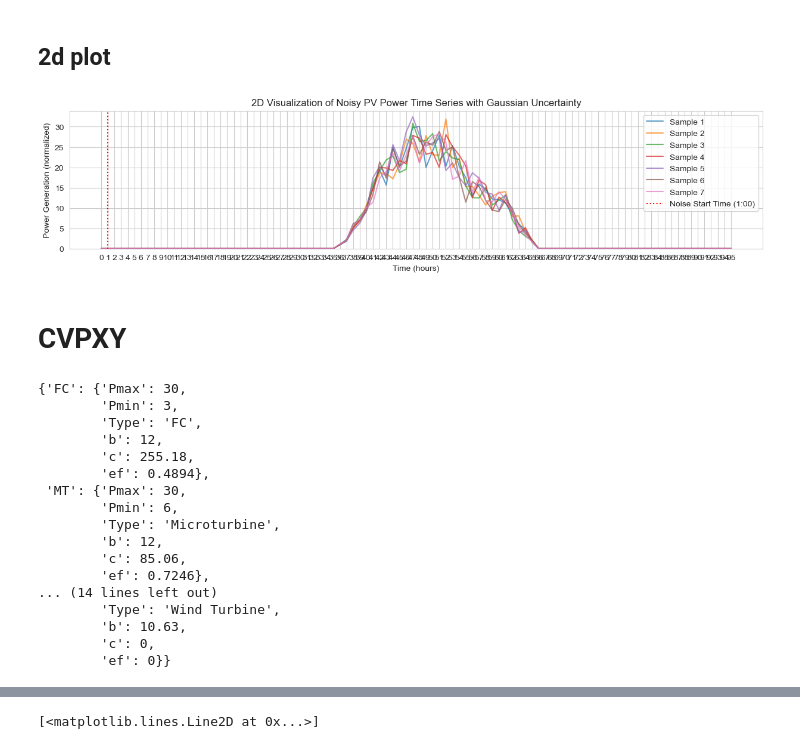
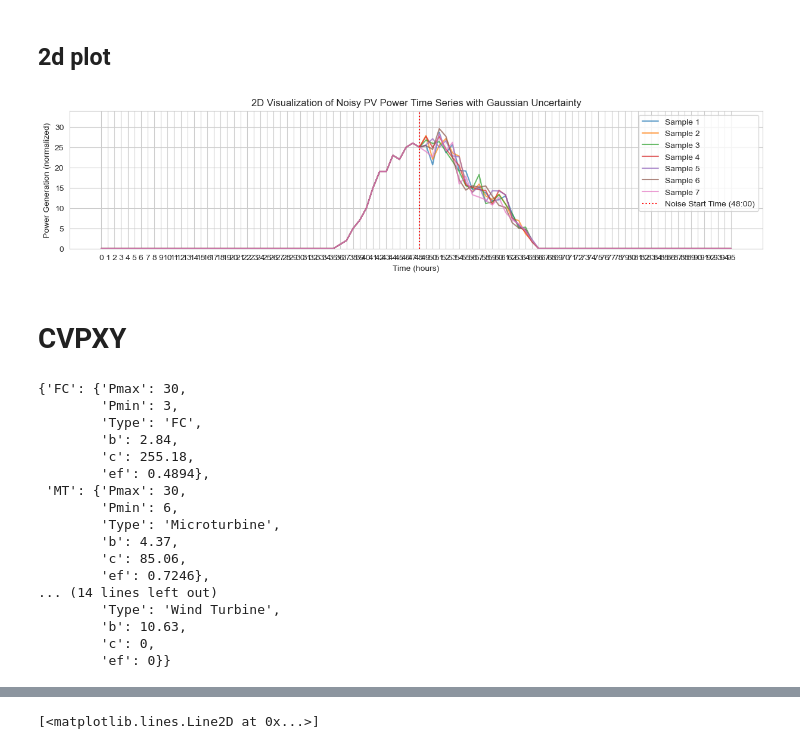
Before and after one commit to arbit3rr/ES-Temporal-RL, a Jupyter notebook: 3. MILP_solution.ipynb, the cells around one changed output, grey strips where cells are left out. Saved outputs shown, nothing was run; the diff lists cells and outputs as text; code cells hidden in the pictures.

```diff
--- a/3. MILP_solution.ipynb
+++ b/3. MILP_solution.ipynb
@@ -89,13 +89,13 @@ import matplotlib.pyplot as plt
 
 # Function to generate a Gaussian time series
 def generate_pv_power(mean, std):
-    time_steps = np.linspace(0, 24, 24 * 4)  # 15-minute resolution
+    time_steps = np.linspace(0, 96, 96)  # 15-minute resolution
     power = np.exp(-0.5 * ((time_steps - mean) / std)**2)  # Gaussian curve
     return time_steps, power
 
 # Function to add Gaussian noise with varying intensity and proportional to power
 def add_uncertainty(time_series, start_time, base_noise_std):
-    time_steps = np.linspace(0, 24, len(time_series))
+    time_steps = np.linspace(0, len(time_series), len(time_series))
     noisy_series = time_series.copy()
     start_index = np.searchsorted(time_steps, start_time)+1
     total_horizon = len(time_series) - start_index
@@ -104,7 +104,7 @@ def add_uncertainty(time_series, start_time, base_noise_std):
     for i in range(start_index, len(time_series)):
         time_distance = (i - start_index) / total_horizon  # Normalize distance to [0, 1]
         # Gaussian function for uncertainty, centered at the midpoint of the horizon
-        uncertainty_scale = np.exp(-0.5 * ((time_distance - 1) ** 2) / (0.5 ** 2))  # Narrow Gaussian
+        uncertainty_scale = np.exp(-0.5 * ((time_distance - 1) ** 2) / (0.7 ** 2))  # Narrow Gaussian
         noise_scale = base_noise_std * uncertainty_scale  # Scale noise by the Gaussian function
         noise = np.random.normal(0, noise_scale) * noisy_series[i]
         noisy_series[i] += noise
@@ -113,44 +113,44 @@ def add_uncertainty(time_series, start_time, base_noise_std):
     return noisy_series
 
 # Function to plot multiple samples in 2D
 def plot_2d_samples(time_steps, power_series, start_time, base_noise_std, num_samples=5):
     plt.figure(figsize=(15, 3))
 
     for i in range(num_samples):
         noisy_series = add_uncertainty(power_series, start_time, base_noise_std)
         plt.plot(time_steps, noisy_series, label=f'Sample {i+1}', alpha=0.7)
 
     # plt.plot(time_steps, power_series, label='Original PV Power', color='black', linewidth=2)
     plt.axvline(start_time, color='red', linestyle=':', label=f'Noise Start Time ({start_time}:00)')
 
     # Set x-axis ticks
     hours_ticks = np.arange(0, len(power_series), 1)
     plt.xticks(hours_ticks, minor=False)
 
 
     plt.title("2D Visualization of Noisy PV Power Time Series with Gaussian Uncertainty")
     plt.xlabel("Time (hours)")
     plt.ylabel("Power Generation (normalized)")
     plt.legend()
     # plt.grid()
     plt.ylim([0, np.max(noisy_series)*1.2])
     plt.show()
 
     return noisy_series
 
 # Main code
-noisy_series = plot_2d_samples(t, pv_data, start_time=1, base_noise_std=0.2, num_samples=7)
+noisy_series = plot_2d_samples(t, pv_data, start_time=48, base_noise_std=0.2, num_samples=7)
 # %% [output]
-[figure, old version]
+[figure, new version]
 # %% [markdown]
 # CVPXY
 # %%
-# Define the dictionary
+#  Define the dictionary
 DG_coeffs = {
     "MT": {
         "Pmin": 6,  # kW
         "Pmax": 30, # kW
-        "b" : 12, # €/kWh
+        "b" : 4.37, # €/kWh
         "c": 85.06, # €/h
         "ef": 724.6/1000,# kg/kWh
         "Type": "Microturbine"
@@ -158,7 +158,7 @@ DG_coeffs = {
     "FC": {
         "Pmin": 3,   # kW
         "Pmax": 30,  # kW
-        "b": 12,   # €/kWh
+        "b": 2.84,   # €/kWh
         "c": 255.18, # €/h
         "ef": 489.4/1000, # kg/kWh
         "Type": "FC"
@@ -195,13 +195,13 @@ pprint(DG_coeffs)
 {'FC': {'Pmax': 30,
         'Pmin': 3,
         'Type': 'FC',
-        'b': 12,
+        'b': 2.84,
         'c': 255.18,
         'ef': 0.4894},
  'MT': {'Pmax': 30,
         'Pmin': 6,
         'Type': 'Microturbine',
-        'b': 12,
+        'b': 4.37,
         'c': 85.06,
         'ef': 0.7246},
 ... (14 lines left out)
```
Also changed, not shown: parts of 3 cells of this notebook, 1 other file.
